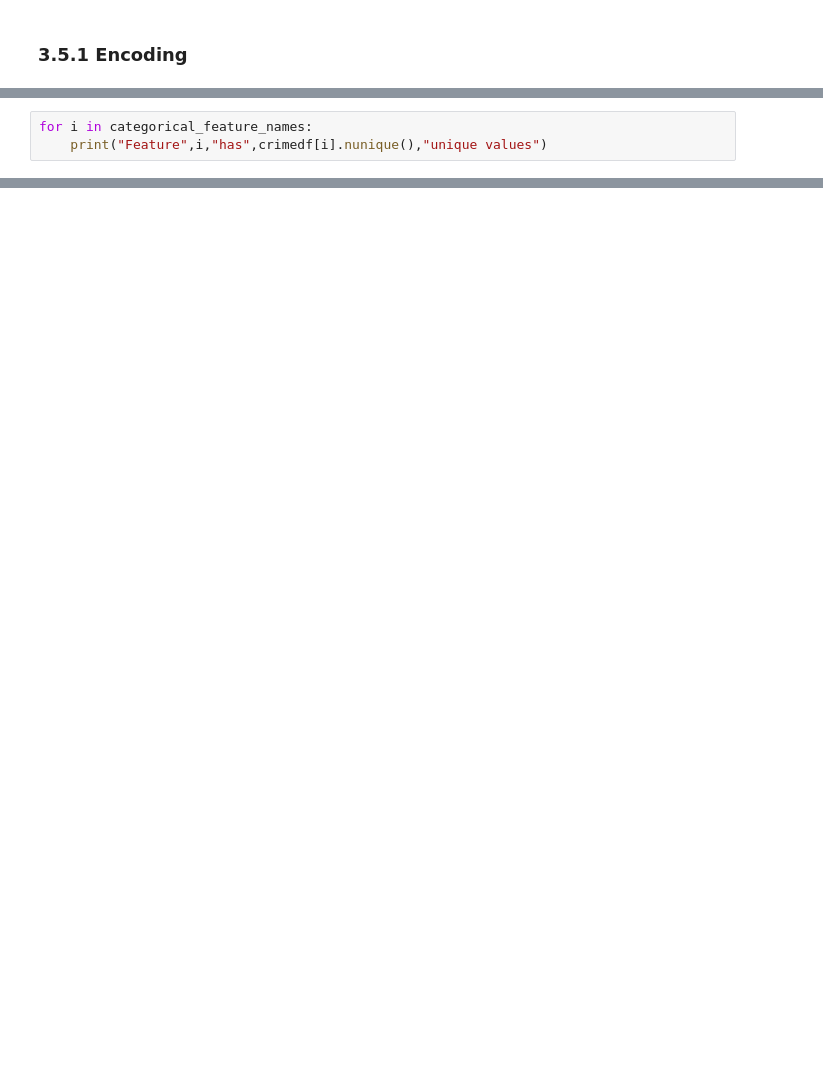
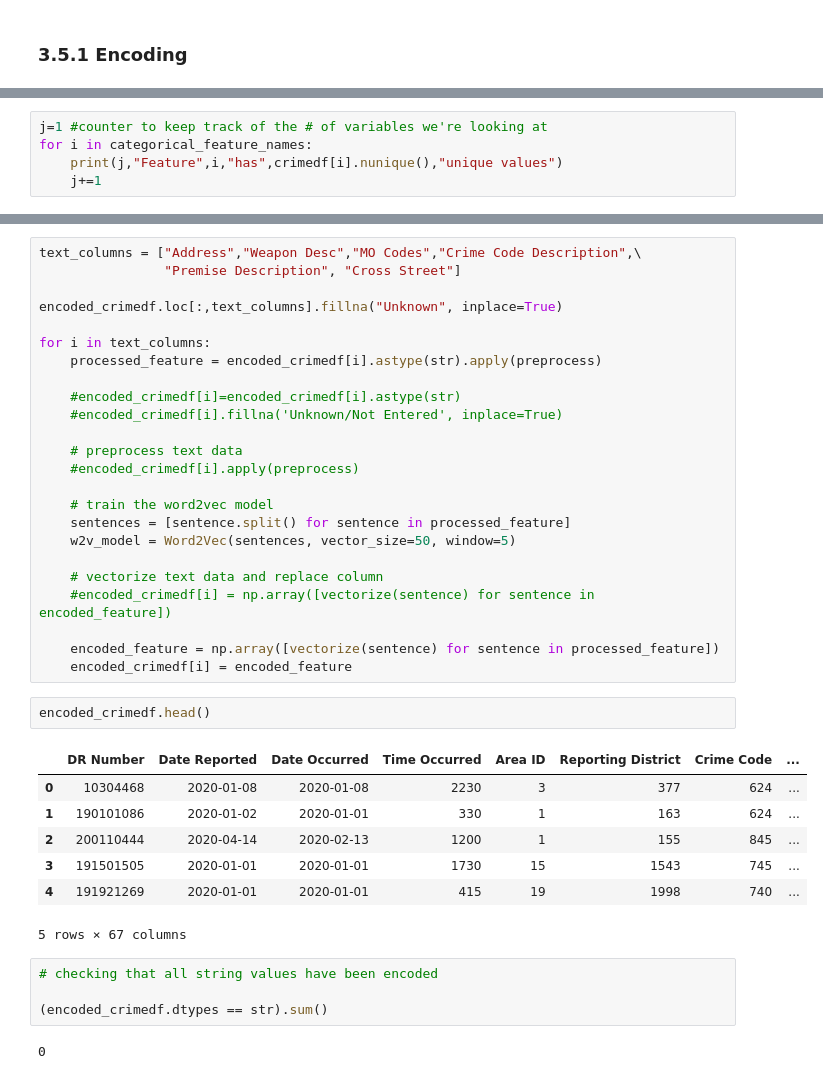
Before and after one commit to OCD0505/Springboard-Capstone-Project-Two, a Jupyter notebook: notebooks/3.0-faa-pre-processing-and-training-data-development.ipynb, the cells around one changed output, grey strips where cells are left out. Cells and saved outputs as stored; diff of their text form; blank space fills up the shorter version.

```diff
--- a/notebooks/3.0-faa-pre-processing-and-training-data-development.ipynb
+++ b/notebooks/3.0-faa-pre-processing-and-training-data-development.ipynb
@@ -112,6 +134,8 @@ categorical_feature_names = ["Area Name", "Crime Code Description", "MO Codes",
 
 # Date column names were not included as they are temporal variables
 # %%
+j=1 #counter to keep track of the # of variables we're looking at
 for i in categorical_feature_names:
-    print("Feature",i,"has",crimedf[i].nunique(),"unique values")
+    print(j,"Feature",i,"has",crimedf[i].nunique(),"unique values")
+    j+=1
 # %% [output]
@@ -129,0 +215,40 @@ Feature Cross Street has 22588 unique values
+# %%
+text_columns = ["Address","Weapon Desc","MO Codes","Crime Code Description",\
+                "Premise Description", "Cross Street"]
+
+encoded_crimedf.loc[:,text_columns].fillna("Unknown", inplace=True)
+
+for i in text_columns:
+    processed_feature = encoded_crimedf[i].astype(str).apply(preprocess)
+
+    #encoded_crimedf[i]=encoded_crimedf[i].astype(str)
+    #encoded_crimedf[i].fillna('Unknown/Not Entered', inplace=True)
+
+    # preprocess text data
+    #encoded_crimedf[i].apply(preprocess)
+
+    # train the word2vec model
+    sentences = [sentence.split() for sentence in processed_feature]
+    w2v_model = Word2Vec(sentences, vector_size=50, window=5)
+
+    # vectorize text data and replace column
+    #encoded_crimedf[i] = np.array([vectorize(sentence) for sentence in encoded_feature])
+
+    encoded_feature = np.array([vectorize(sentence) for sentence in processed_feature])
+    encoded_crimedf[i] = encoded_feature
+# %%
+encoded_crimedf.head()
+# %% [output]
+|  | DR Number | Date Reported | Date Occurred | Time Occurred | Area ID | Reporting District | Crime Code | ... |
+| 0 | 10304468 | 2020-01-08 | 2020-01-08 | 2230 | 3 | 377 | 624 | ... |
+| 1 | 190101086 | 2020-01-02 | 2020-01-01 | 330 | 1 | 163 | 624 | ... |
+| 2 | 200110444 | 2020-04-14 | 2020-02-13 | 1200 | 1 | 155 | 845 | ... |
+| 3 | 191501505 | 2020-01-01 | 2020-01-01 | 1730 | 15 | 1543 | 745 | ... |
+| 4 | 191921269 | 2020-01-01 | 2020-01-01 | 415 | 19 | 1998 | 740 | ... |
+5 rows × 67 columns
+# %%
+# checking that all string values have been encoded
+
+(encoded_crimedf.dtypes == str).sum()
+# %% [output]
+0
```
Also changed, not shown: parts of 18 cells of this notebook.
